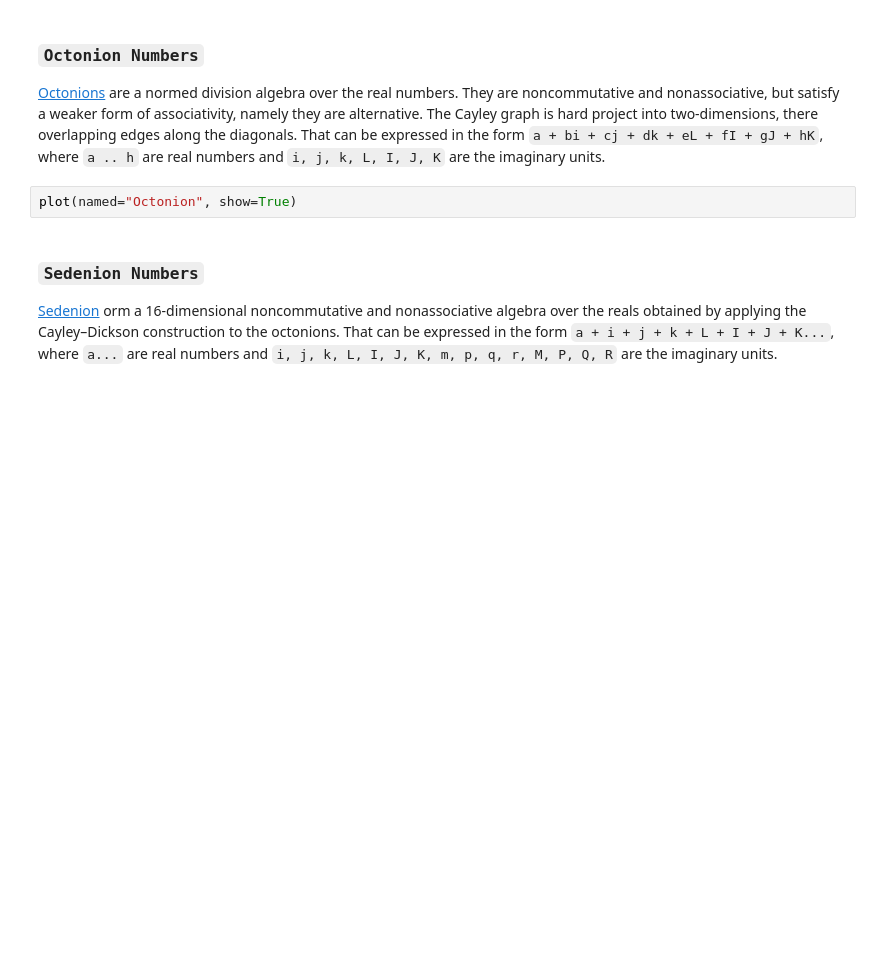
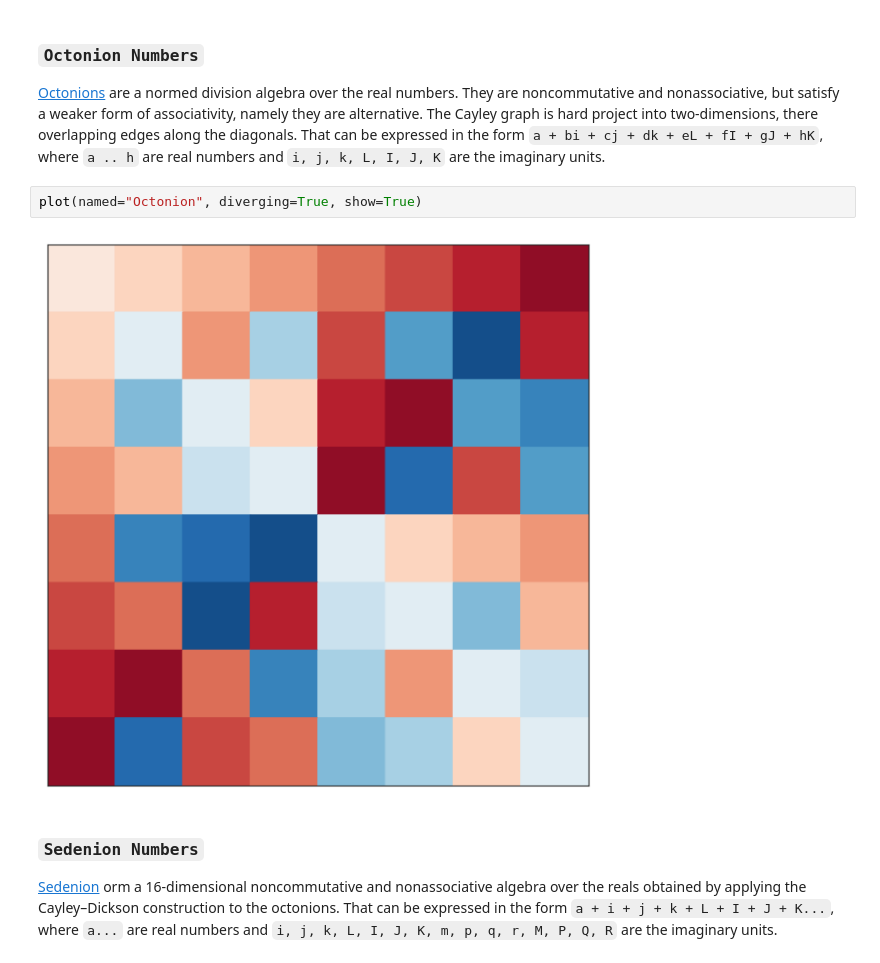
Before and after one commit to tallenglish/HyperComplex, a Jupyter notebook: plot.ipynb, the cells around one changed output. Cells and saved outputs as stored; diff of their text form; blank space fills up the shorter version.

```diff
--- a/plot.ipynb
+++ b/plot.ipynb
@@ -50,7 +54,9 @@ plot(named="Quaternion", show=True)
 
 [Octonions](http://en.wikipedia.org/wiki/Octonion) are a normed division algebra over the real numbers. They are noncommutative and nonassociative, but satisfy a weaker form of associativity, namely they are alternative. The Cayley graph is hard project into two-dimensions, there overlapping edges along the diagonals. That can be expressed in the form `a + bi + cj + dk + eL + fI + gJ + hK`, where `a .. h` are real numbers and `i, j, k, L, I, J, K` are the imaginary units.
 # %%
-plot(named="Octonion", show=True)
+plot(named="Octonion", diverging=True, show=True)
+# %% [output]
+[figure, added]
 # %% [markdown]
 ### **`Sedenion Numbers`**
 
```
Also changed, not shown: parts of 8 cells of this notebook, 2 other files.
